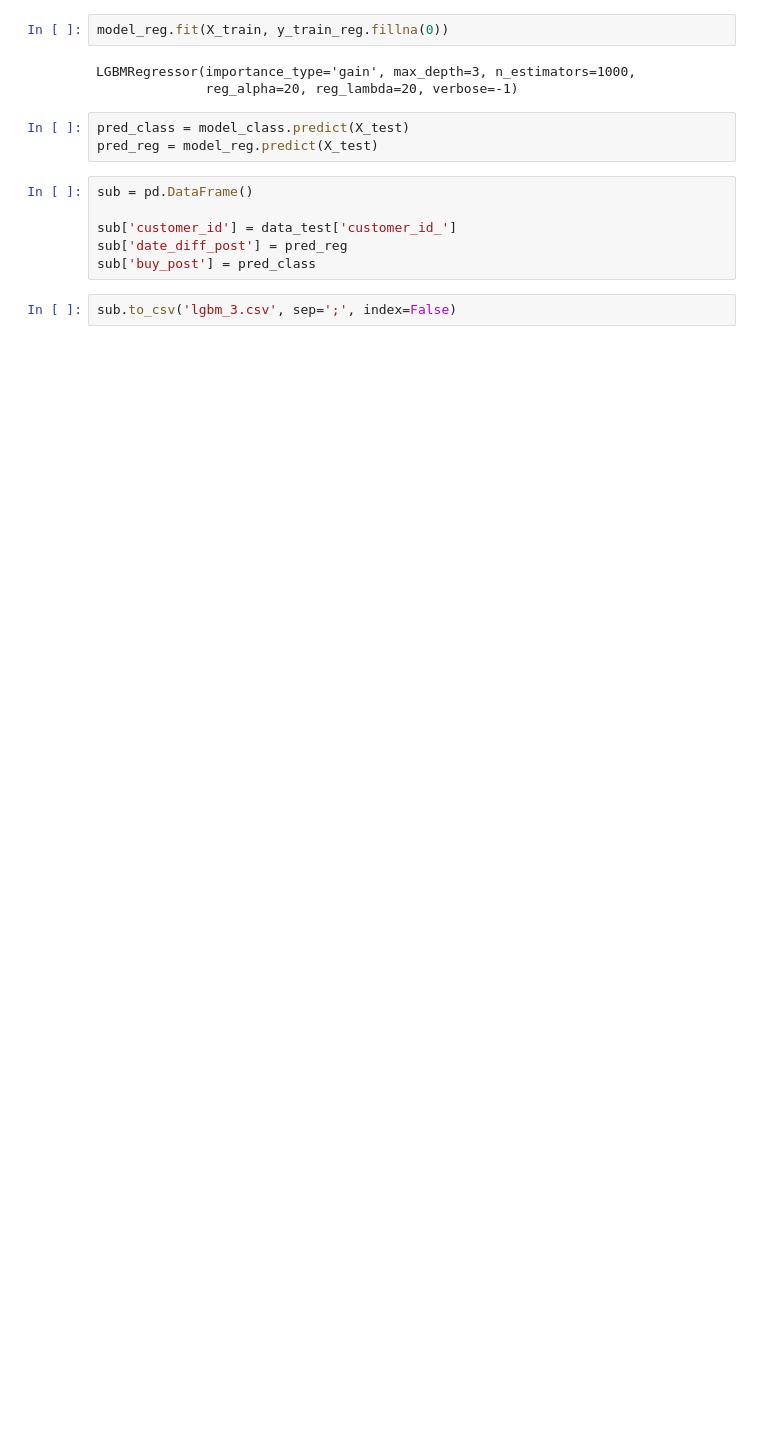
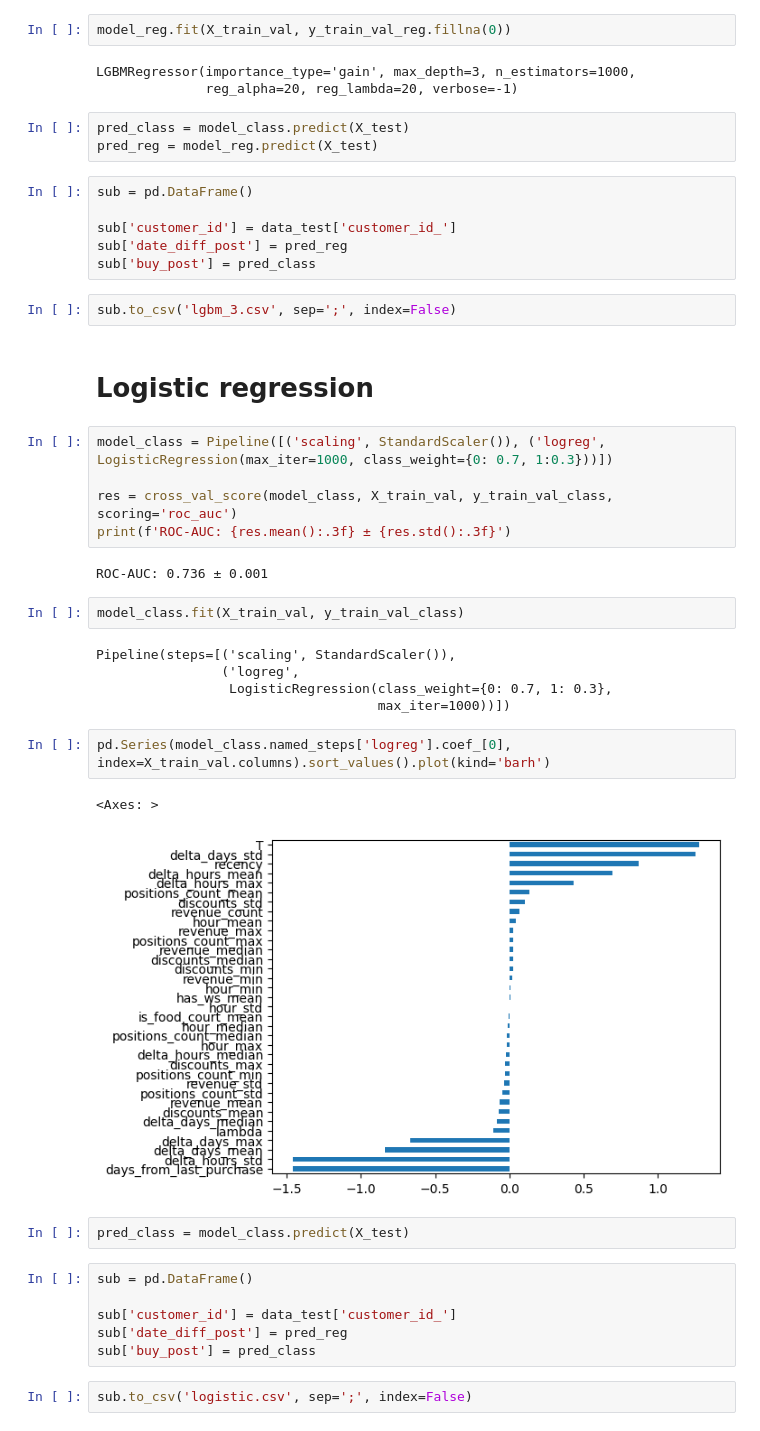
Before and after one commit to aayugay99/hacks-ai-AST, a Jupyter notebook: boosting.ipynb, the cells around one changed output. Cells and saved outputs as stored; diff of their text form; blank space fills up the shorter version.

```diff
--- a/boosting.ipynb
+++ b/boosting.ipynb
@@ -164,7 +178,7 @@ print(f'RMSE: {-res.mean():.3f} ± {res.std():.3f}')
 # %% [output]
 RMSE: 16.673 ± 0.207
 # %%
-model_reg.fit(X_train, y_train_reg.fillna(0))
+model_reg.fit(X_train_val, y_train_val_reg.fillna(0))
 # %% [output]
 LGBMRegressor(importance_type='gain', max_depth=3, n_estimators=1000,
               reg_alpha=20, reg_lambda=20, verbose=-1)
@@ -179,3 +193,34 @@ sub['date_diff_post'] = pred_reg
 sub['buy_post'] = pred_class
 # %%
 sub.to_csv('lgbm_3.csv', sep=';', index=False)
+# %% [markdown]
+# Logistic regression
+# %%
+model_class = Pipeline([('scaling', StandardScaler()), ('logreg', LogisticRegression(max_iter=1000, class_weight={0: 0.7, 1:0.3}))])
+
+res = cross_val_score(model_class, X_train_val, y_train_val_class, scoring='roc_auc')
+print(f'ROC-AUC: {res.mean():.3f} ± {res.std():.3f}')
+# %% [output]
+ROC-AUC: 0.736 ± 0.001
+# %%
+model_class.fit(X_train_val, y_train_val_class)
+# %% [output]
+Pipeline(steps=[('scaling', StandardScaler()),
+                ('logreg',
+                 LogisticRegression(class_weight={0: 0.7, 1: 0.3},
+                                    max_iter=1000))])
+# %%
+pd.Series(model_class.named_steps['logreg'].coef_[0], index=X_train_val.columns).sort_values().plot(kind='barh')
+# %% [output]
+<Axes: >
+[figure, added]
+# %%
+pred_class = model_class.predict(X_test)
+# %%
+sub = pd.DataFrame()
+
+sub['customer_id'] = data_test['customer_id_']
+sub['date_diff_post'] = pred_reg
+sub['buy_post'] = pred_class
+# %%
+sub.to_csv('logistic.csv', sep=';', index=False)
```
Also changed, not shown: parts of 24 cells of this notebook, 1 other file.
